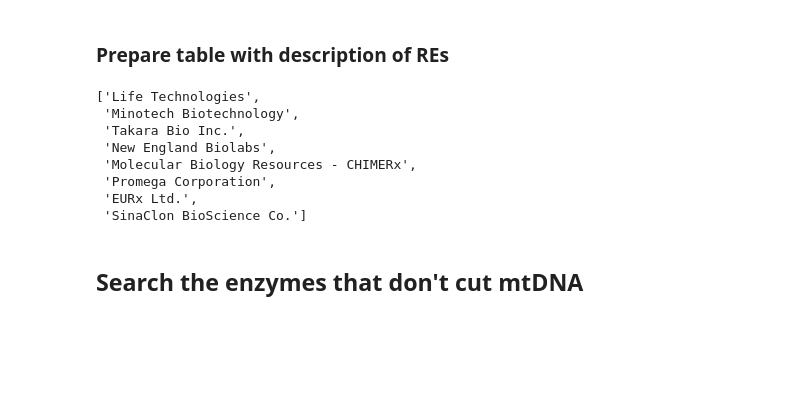
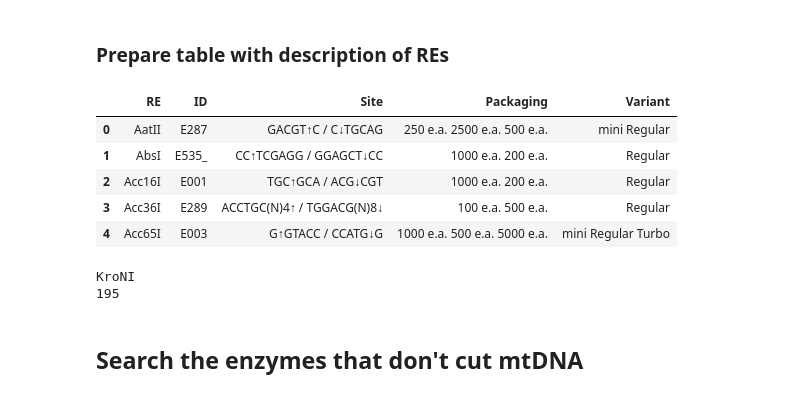
Before and after one commit to mitoclub/OldMenGenetics, a Jupyter notebook: restrictase_search/notebooks/find_re2.ipynb, the cells around one changed output. Saved outputs shown, nothing was run; the diff lists cells and outputs as text; code cells hidden in the pictures; blank space fills up the shorter version.

```diff
--- a/restrictase_search/notebooks/find_re2.ipynb
+++ b/restrictase_search/notebooks/find_re2.ipynb
@@ -43,14 +44,26 @@ for enz in AllEnzymes:
-# %%
-enz.supplier_list()
-# %% [output]
-['Life Technologies',
- 'Minotech Biotechnology',
- 'Takara Bio Inc.',
- 'New England Biolabs',
- 'Molecular Biology Resources - CHIMERx',
- 'Promega Corporation',
- 'EURx Ltd.',
- 'SinaClon BioScience Co.']
+# %%
+sibenzyme.head()
+# %% [output]
+|  | RE | ID | Site | Packaging | Variant |
+| 0 | AatII | E287 | GACGT↑C / C↓TGCAG | 250 е.а. 2500 е.а. 500 е.а. | mini Regular |
+| 1 | AbsI | E535_ | CC↑TCGAGG / GGAGCT↓CC | 1000 е.а. 200 е.а. | Regular |
+| 2 | Acc16I | E001 | TGC↑GCA / ACG↓CGT | 1000 е.а. 200 е.а. | Regular |
+| 3 | Acc36I | E289 | ACCTGC(N)4↑ / TGGACG(N)8↓ | 100 е.а. 500 е.а. | Regular |
+| 4 | Acc65I | E003 | G↑GTACC / CCATG↓G | 1000 е.а. 500 е.а. 5000 е.а. | mini Regular Turbo |
+# %%
+n = 0
+for enz in sibenzyme["RE"].unique():
+    try:
+        x = AllEnzymes.get(enz)
+        n += 1
+    except:
+        print(enz)
+print(n)
+
+# KroNI site lay in mt refseq => can't be used
+# %% [output]
+KroNI
+195
 # %% [markdown]
 ## Search the enzymes that don't cut mtDNA
 # %%
```
Also changed, not shown: parts of 8 cells of this notebook, 2 other files.
